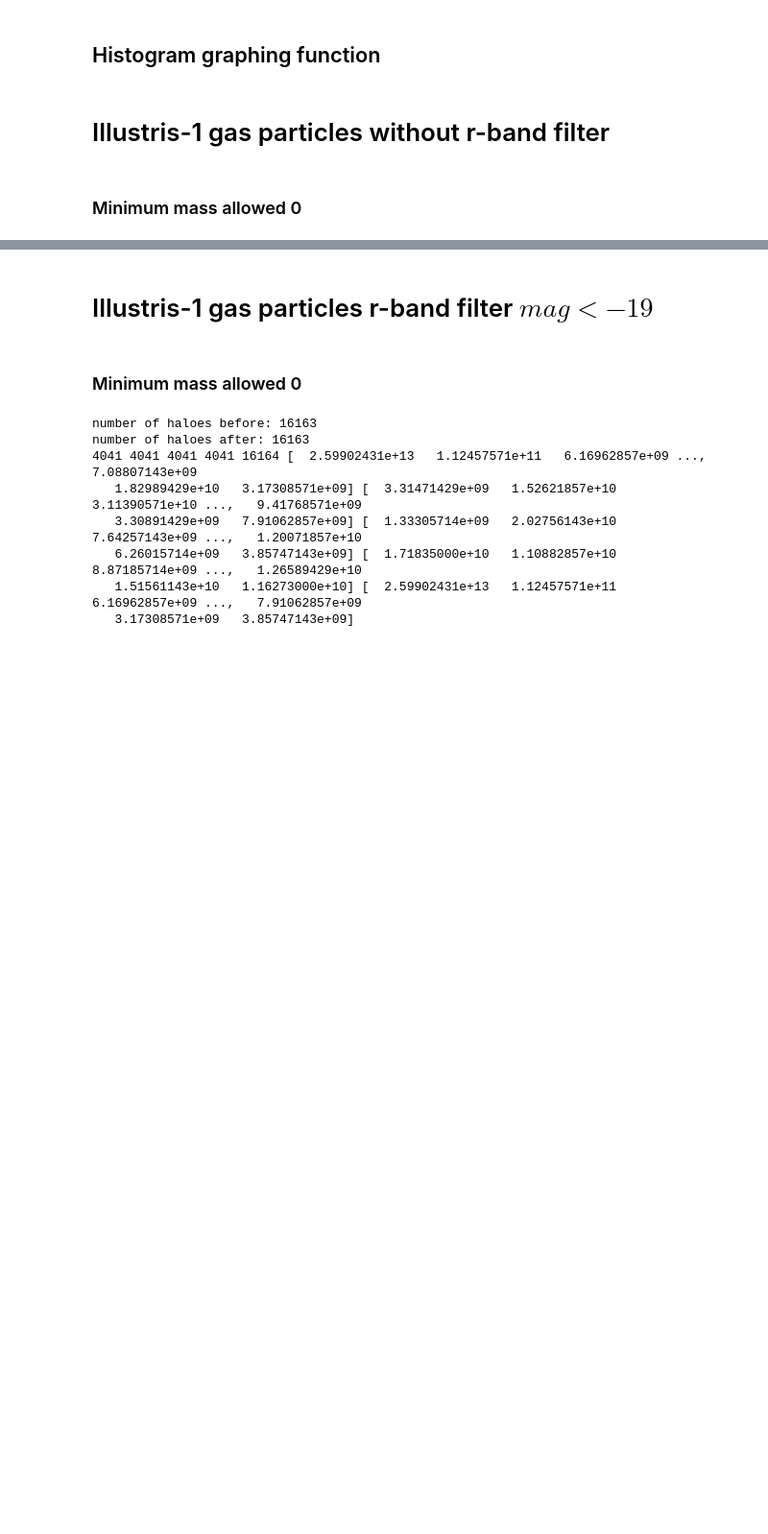
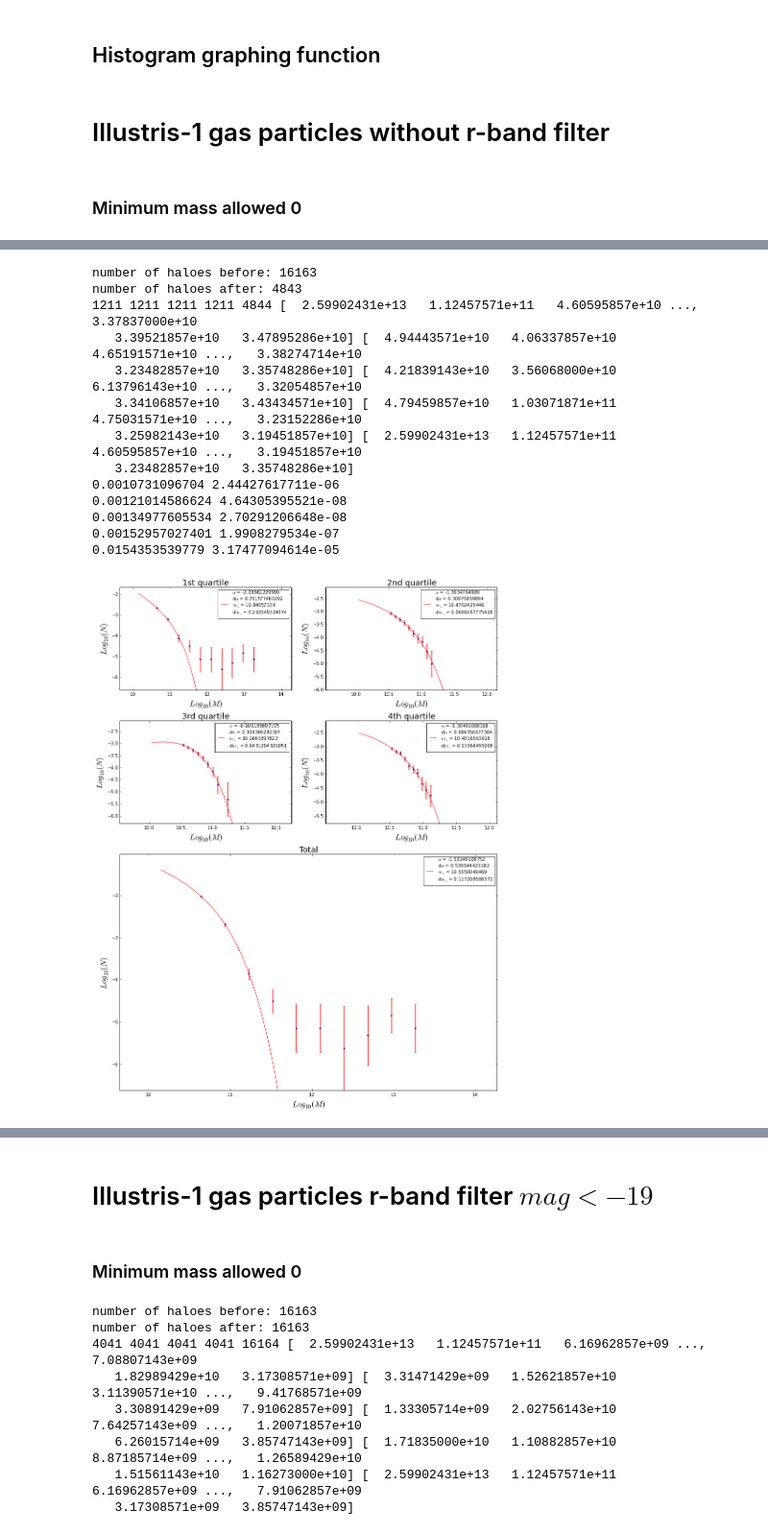
Before and after one commit to jdprada1760/Cornell_Summer, a Jupyter notebook: Illustris_Run/Code/Illustris quartiles.ipynb, the cells around one changed output, grey strips where cells are left out. Shown at 96% size. Drawn from its saved outputs; the diff is of its cells as text; code cells hidden in the pictures; blank space fills up the shorter version.

```diff
--- a/Illustris_Run/Code/Illustris quartiles.ipynb
+++ b/Illustris_Run/Code/Illustris quartiles.ipynb
@@ -129 +168,20 @@ number of haloes after: 191443
+# %%
+loadHaloes("env1_19.data",3.0,0,10**10.5)
+#histo(15)
+SchtrGraph(10)
+# %% [output]
+number of haloes before: 16163
+number of haloes after: 4843
+1211 1211 1211 1211 4844 [  2.59902431e+13   1.12457571e+11   4.60595857e+10 ...,   3.37837000e+10
+   3.39521857e+10   3.47895286e+10] [  4.94443571e+10   4.06337857e+10   4.65191571e+10 ...,   3.38274714e+10
+   3.23482857e+10   3.35748286e+10] [  4.21839143e+10   3.56068000e+10   6.13796143e+10 ...,   3.32054857e+10
+   3.34106857e+10   3.43434571e+10] [  4.79459857e+10   1.03071871e+11   4.75031571e+10 ...,   3.23152286e+10
+   3.25982143e+10   3.19451857e+10] [  2.59902431e+13   1.12457571e+11   4.60595857e+10 ...,   3.19451857e+10
+   3.23482857e+10   3.35748286e+10]
+0.0010731096704 2.44427617711e-06
+0.00121014586624 4.64305395521e-08
+0.00134977605534 2.70291206648e-08
+0.00152957027401 1.9908279534e-07
+0.0154353539779 3.17477094614e-05
+[figure, added]
 # %% [markdown]
```
Also changed, not shown: parts of 6 cells of this notebook.
